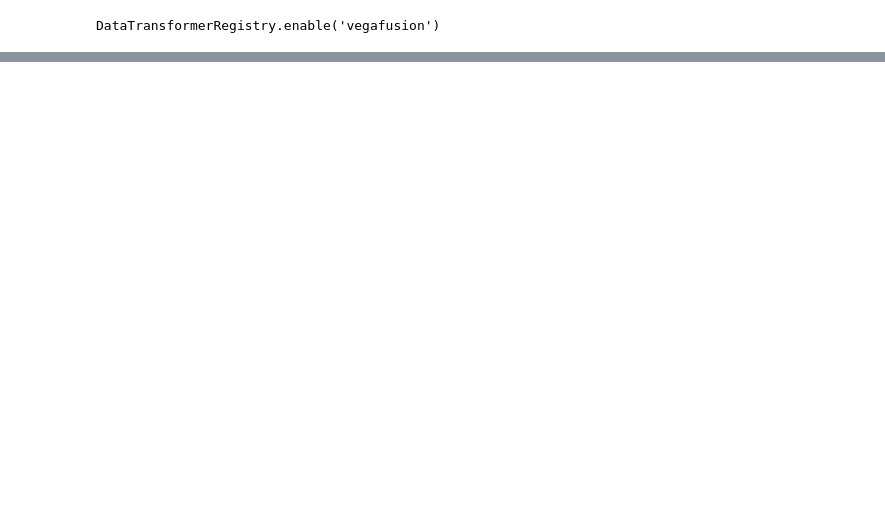
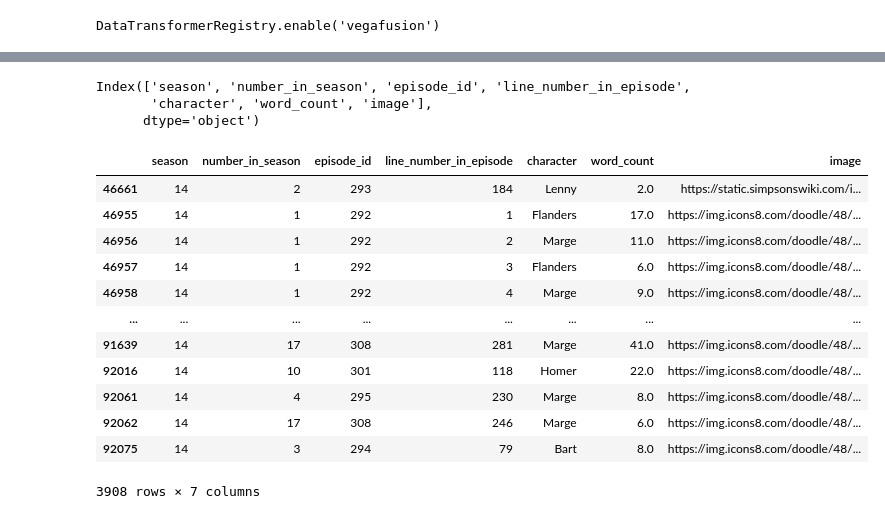
Before and after one commit to bmantepe/dv-simpsons2, a Jupyter notebook: src/Final_Views/Q3_Q4.ipynb, the cells around one changed output, grey strips where cells are left out. Drawn from its saved outputs; the diff is of its cells as text; code cells hidden in the pictures; blank space fills up the shorter version.

```diff
--- a/src/Final_Views/Q3_Q4.ipynb
+++ b/src/Final_Views/Q3_Q4.ipynb
@@ -72,2 +95,4 @@ final
 # %% [output]
 [interactive output not drawn]
+# %%
+data_q4 = data_q4[data_q4['season'] == season]
@@ -73,0 +141,25 @@ final
+# %%
+data_q4 = data_q4[data_q4['season'] == season]
+# episode_id = 293
+# data_q4 = data_q4[data_q4['episode_id'] == episode_id]
+data_q4.columns
+# %% [output]
+Index(['season', 'number_in_season', 'episode_id', 'line_number_in_episode',
+       'character', 'word_count', 'image'],
+      dtype='object')
+# %%
+data_q4
+# %% [output]
+|  | season | number_in_season | episode_id | line_number_in_episode | character | word_count | image |
+| 46661 | 14 | 2 | 293 | 184 | Lenny | 2.0 | https://static.simpsonswiki.com/i... |
+| 46955 | 14 | 1 | 292 | 1 | Flanders | 17.0 | https://img.icons8.com/doodle/48/... |
+| 46956 | 14 | 1 | 292 | 2 | Marge | 11.0 | https://img.icons8.com/doodle/48/... |
+| 46957 | 14 | 1 | 292 | 3 | Flanders | 6.0 | https://img.icons8.com/doodle/48/... |
+| 46958 | 14 | 1 | 292 | 4 | Marge | 9.0 | https://img.icons8.com/doodle/48/... |
+| ... | ... | ... | ... | ... | ... | ... | ... |
+| 91639 | 14 | 17 | 308 | 281 | Marge | 41.0 | https://img.icons8.com/doodle/48/... |
+| 92016 | 14 | 10 | 301 | 118 | Homer | 22.0 | https://img.icons8.com/doodle/48/... |
+| 92061 | 14 | 4 | 295 | 230 | Marge | 8.0 | https://img.icons8.com/doodle/48/... |
+| 92062 | 14 | 17 | 308 | 246 | Marge | 6.0 | https://img.icons8.com/doodle/48/... |
+| 92075 | 14 | 3 | 294 | 79 | Bart | 8.0 | https://img.icons8.com/doodle/48/... |
+3908 rows × 7 columns
```
Also changed, not shown: parts of 9 cells of this notebook.
